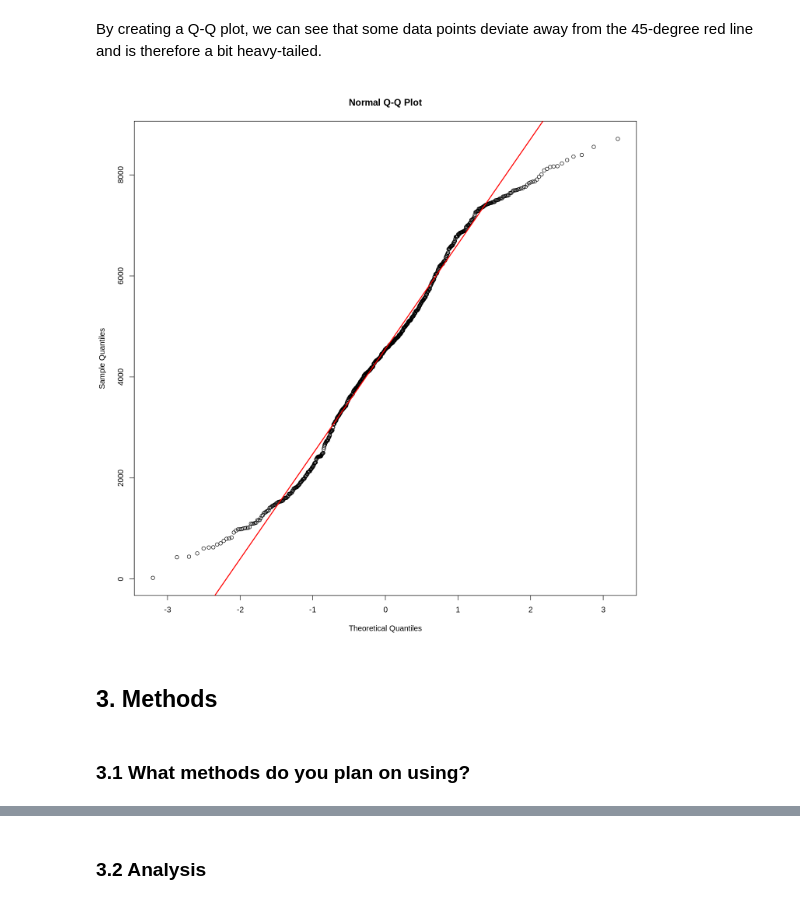
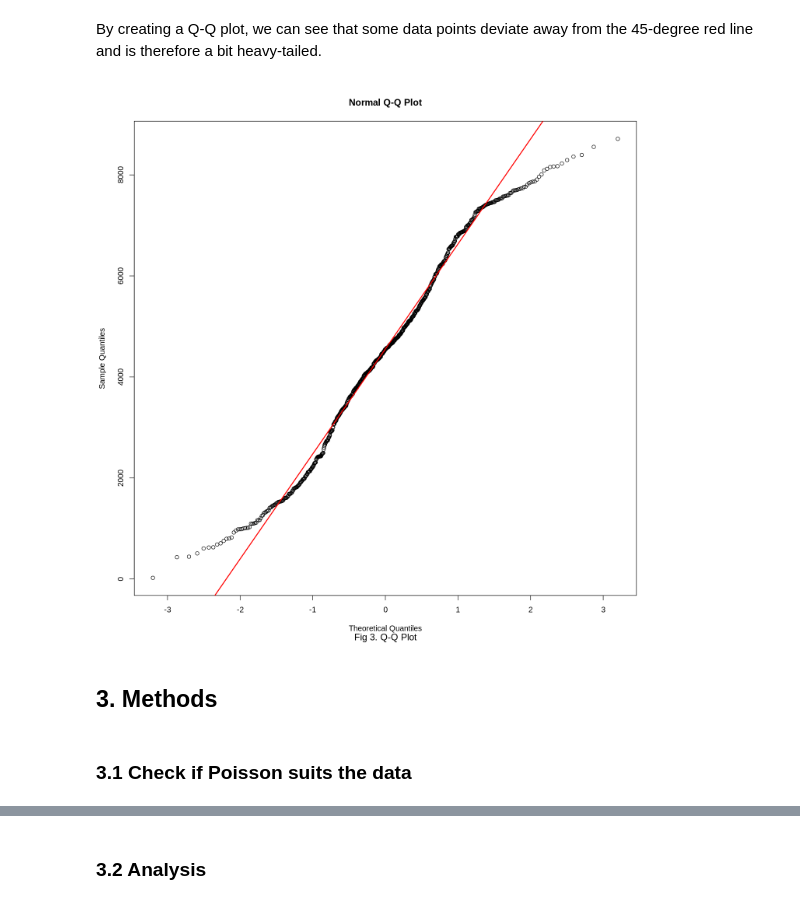
Before and after one commit to tonyliang19/stat301-group-project, a Jupyter notebook: src/methods_tony.ipynb, the cells around one changed output, grey strips where cells are left out. Cells and saved outputs as stored; diff of their text form; code cells hidden in the pictures.

```diff
--- a/src/methods_tony.ipynb
+++ b/src/methods_tony.ipynb
@@ -235,10 +218,11 @@ By creating a Q-Q plot, we can see that some data points deviate away from the 4
 # %%
 qqnorm(bike_wrangled$cnt)
 qqline(bike_wrangled$cnt, col = "red", lwd = 2)
+mtext(text = "Fig 3. Q-Q Plot", side=1, line = 4, cex = 1.2)
 # %% [output]
-[figure, old version]
+[figure, new version]
 # %% [markdown]
 ## 3. Methods
 # %% [markdown]
-### 3.1 What methods do you plan on using?
+### 3.1 Check if Poisson suits the data
 # %% [markdown]
```
Also changed, not shown: parts of 7 cells of this notebook.
